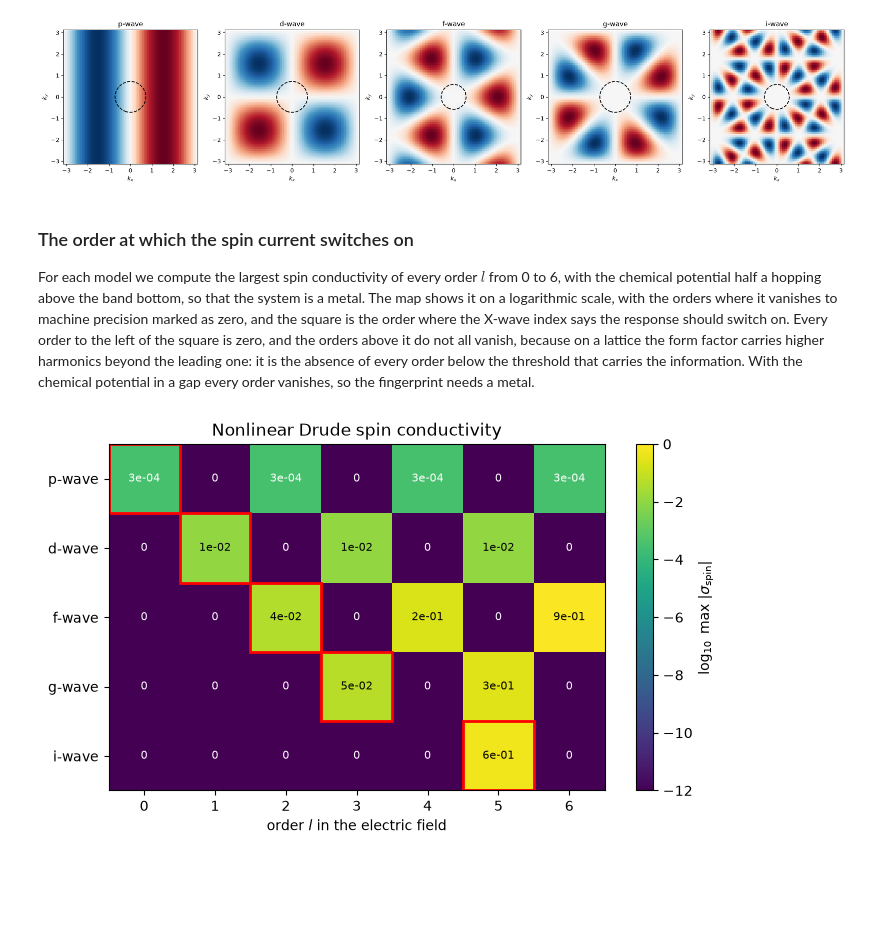
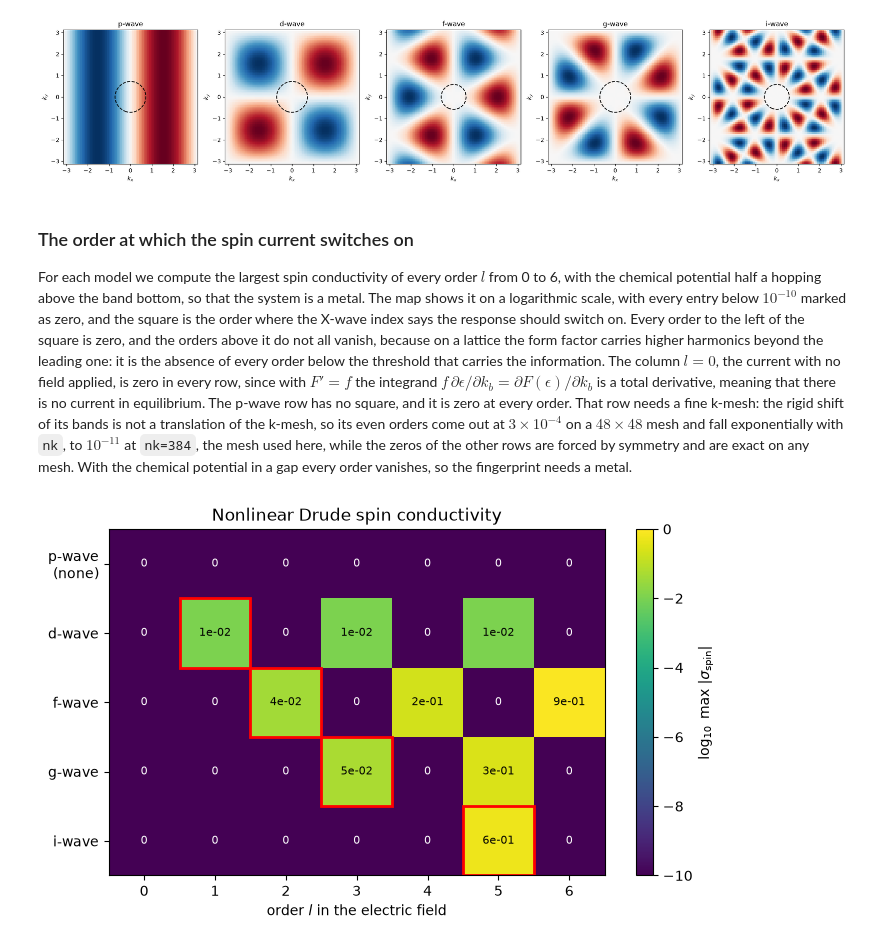
Before and after one commit to joselado/pyqula, a Jupyter notebook: jupyter-notebooks/functionalities/single_particle_hamiltonians/12_nonlinear_spin_conductivity.ipynb, the cells around one changed output. Saved outputs shown, nothing was run; the diff lists cells and outputs as text; code cells hidden in the pictures; blank space fills up the shorter version.

```diff
--- a/jupyter-notebooks/functionalities/single_particle_hamiltonians/12_nonlinear_spin_conductivity.ipynb
+++ b/jupyter-notebooks/functionalities/single_particle_hamiltonians/12_nonlinear_spin_conductivity.ipynb
@@ -61,35 +65,43 @@ plt.show()
 ### The order at which the spin current switches on
 For each model we compute the largest spin conductivity of every order $l$ from 0 to 6, with
 the chemical potential half a hopping above the band bottom, so that the system is a metal.
-The map shows it on a logarithmic scale, with the orders where it vanishes to machine
-precision marked as zero, and the square is the order where the X-wave index says the
-response should switch on. Every order to the left of the square is zero, and the orders above it do
-not all vanish, because on a lattice the form factor carries higher harmonics beyond the
-leading one: it is the absence of every order below the threshold that carries the
-information. With the chemical potential in a gap every order vanishes, so the fingerprint
-needs a metal.
+The map shows it on a logarithmic scale, with every entry below $10^{-10}$ marked as zero,
+and the square is the order where the X-wave index says the response should switch on. Every
+order to the left of the square is zero, and the orders above it do not all vanish, because
+on a lattice the form factor carries higher harmonics beyond the leading one: it is the
+absence of every order below the threshold that carries the information. The column $l=0$,
+the current with no field applied, is zero in every row, since with $F'=f$ the integrand
+$f\,\partial\epsilon/\partial k_b=\partial F(\epsilon)/\partial k_b$ is a total derivative,
+meaning that there is no current in equilibrium. The p-wave row has no square, and it is zero
+at every order. That row needs a fine k-mesh: the rigid shift of its bands is not a
+translation of the k-mesh, so its even orders come out at $3\times10^{-4}$ on a $48\times48$
+mesh and fall exponentially with `nk`, to $10^{-11}$ at `nk=384`, the mesh used here, while
+the zeros of the other rows are forced by symmetry and are exact on any mesh. With the
+chemical potential in a gap every order vanishes, so the fingerprint needs a metal.
 # %%
-threshold = {"p":0,"d":1,"f":2,"g":3,"i":5} # expected lowest order
+threshold = {"d":1,"f":2,"g":3,"i":5} # expected lowest order, none for the p-wave magnet
+zero = 1e-10 # entries below this are zeros
 table = []
 for wave in waves:
     h = specialhamiltonian.xwave_magnet(wave=wave,J=0.3,t=-1.)
-    orders = h.get_nonlinear_drude_orders(lmax=6,nk=48,T=0.02,
+    orders = h.get_nonlinear_drude_orders(lmax=6,nk=384,T=0.02,
             mu=bottom[wave]+0.5) # largest |sigma_spin| of each order
     table.append(orders)
 table = np.array(table)
 
 plt.figure(figsize=(8,4.5))
-plt.imshow(np.log10(np.maximum(table,1e-12)),cmap="viridis",vmin=-12,vmax=0,aspect="auto")
+plt.imshow(np.log10(np.where(table<zero,zero,table)),cmap="viridis",vmin=np.log10(zero),vmax=0,aspect="auto")
 plt.colorbar(label=r"$\log_{10}$ max $|\sigma_{\rm spin}|$")
 for (i,wave) in enumerate(waves):
     for l in range(table.shape[1]):
-        txt = "0" if table[i,l]<1e-10 else "%.0e" % table[i,l]
+        txt = "0" if table[i,l]<zero else "%.0e" % table[i,l]
         plt.text(l,i,txt,ha="center",va="center",color="w" if table[i,l]<1e-3 else "k",fontsize=8)
-    l0 = threshold[wave]
-    plt.gca().add_patch(plt.Rectangle((l0-0.5,i-0.5),1,1,fill=False,ec="red",lw=2))
-plt.yticks(range(len(waves)),[w+"-wave" for w in waves])
+    if wave in threshold: # the p-wave magnet has no threshold
+        l0 = threshold[wave]
+        plt.gca().add_patch(plt.Rectangle((l0-0.5,i-0.5),1,1,fill=False,ec="red",lw=2))
+plt.yticks(range(len(waves)),[w+"-wave" if w in threshold else w+"-wave\n(none)" for w in waves])
 plt.xlabel("order $l$ in the electric field")
 plt.title("Nonlinear Drude spin conductivity")
 plt.show()
 # %% [output]
-[figure, old version]
+[figure, new version]
```
Also changed, not shown: parts of 4 cells of this notebook, 6 other files.
